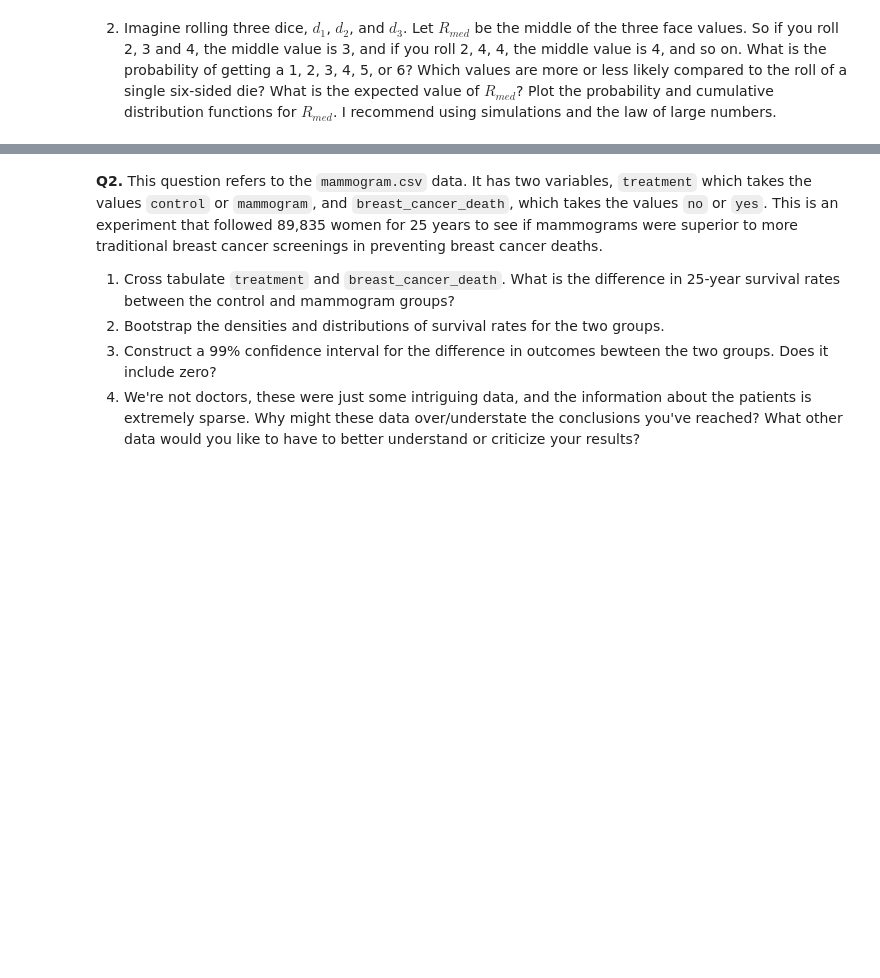
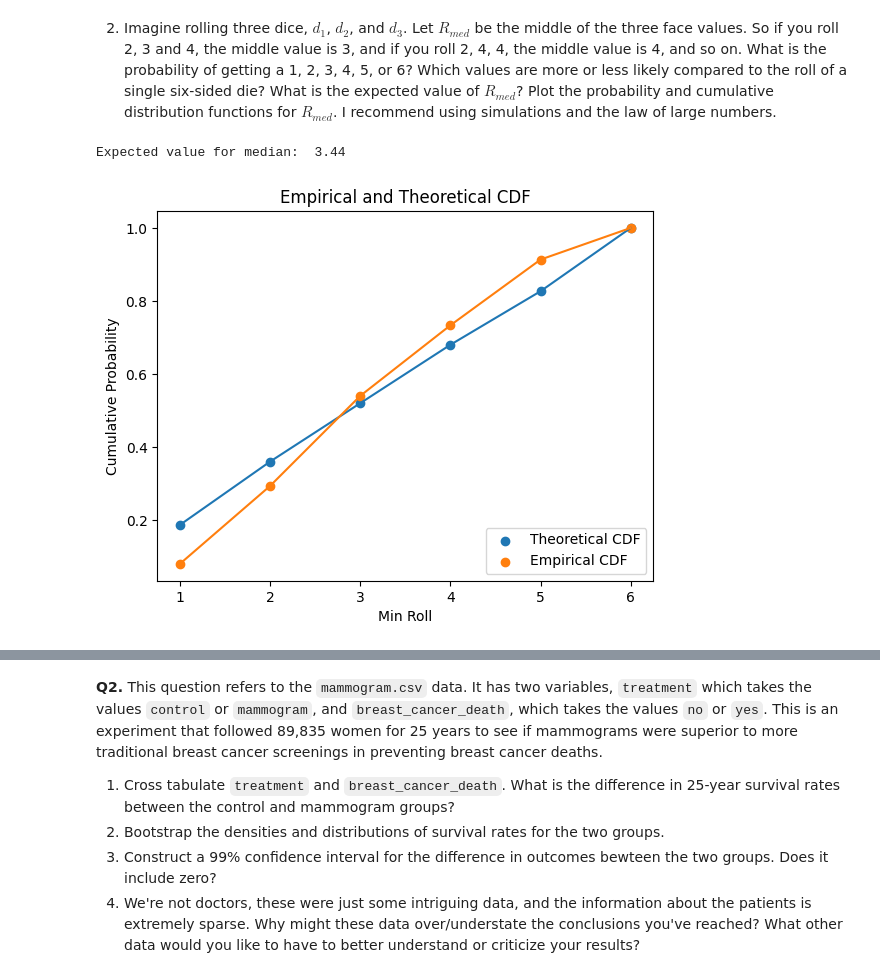
Before and after one commit to evaterry4/the_bootstrap, a Jupyter notebook: assignment_5.ipynb, the cells around one changed output, grey strips where cells are left out. Cells and saved outputs as stored; diff of their text form; code cells hidden in the pictures; blank space fills up the shorter version.

```diff
--- a/assignment_5.ipynb
+++ b/assignment_5.ipynb
@@ -80,28 +80,31 @@ plt.show()
 # %%
 N = 150
 d1 = np.random.choice(rolls, size=N)
 d2 = np.random.choice(rolls, size=N)
 d3 = np.random.choice(rolls, size=N)
 med_roll = [ int(np.median([d1[i], d2[i], d3[i]])) for i in range(N) ]
 
 expected_value = np.sum(med_roll)/N
 print('Expected value for median: ', expected_value)
 
 ecdf = np.zeros(6)
 single = np.zeros(6)
 for i in range(6):
     ecdf[i] = (1/N)*np.sum( med_roll <= rolls[i] )
     single[i] = (1/N)*np.sum( d1 <= rolls[i] )
 
 expected_value = np.sum(med_roll)/N
 
-plt.scatter(rolls, cdf, label="Theoretical CDF")
-plt.plot(rolls, cdf)
+plt.scatter(rolls, single, label="Theoretical CDF")
+plt.plot(rolls, single)
 plt.scatter(rolls, ecdf, label="Empirical CDF")
 plt.plot(rolls, ecdf)
 
 plt.xlabel("Min Roll")
 plt.ylabel("Cumulative Probability")
 plt.legend(loc='lower right')
 plt.title('Empirical and Theoretical CDF')
 plt.show()
+# %% [output]
+Expected value for median:  3.44
+[figure, added]
```
Also changed, not shown: parts of 9 cells of this notebook.
